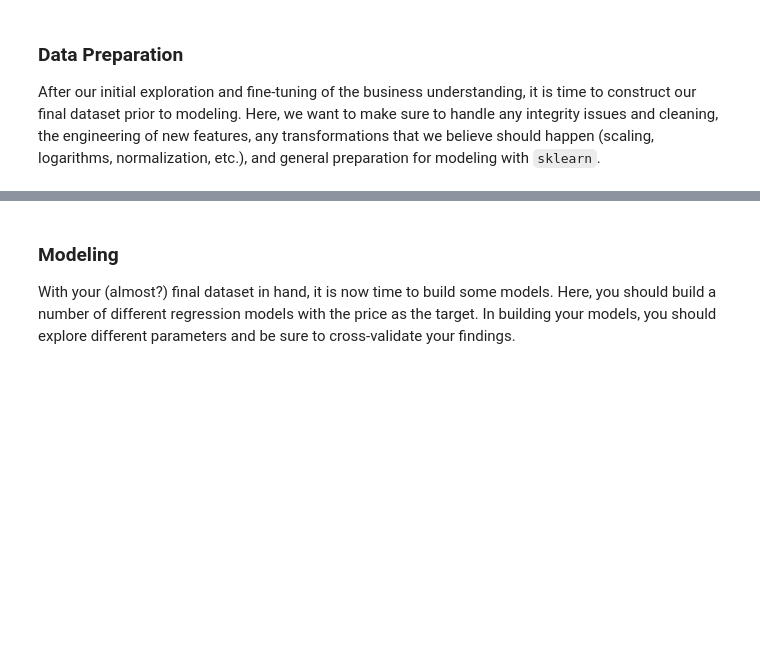
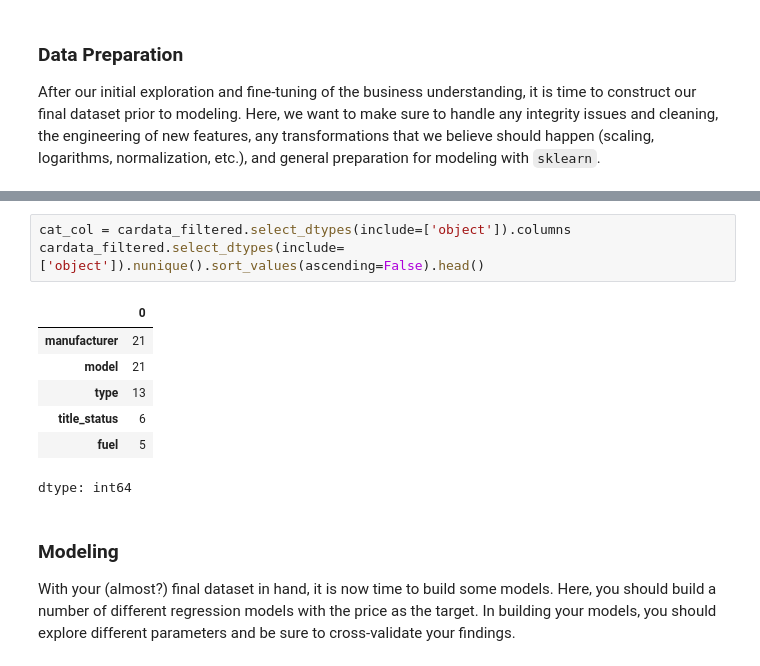
Before and after one commit to revathys/CarPrice, a Jupyter notebook: prompt_II.ipynb, the cells around one changed output, grey strips where cells are left out. Cells and saved outputs as stored; diff of their text form; blank space fills up the shorter version.

```diff
--- a/prompt_II.ipynb
+++ b/prompt_II.ipynb
@@ -257,3 +277,14 @@ dtype: int64
+# %%
+cat_col = cardata_filtered.select_dtypes(include=['object']).columns
+cardata_filtered.select_dtypes(include=['object']).nunique().sort_values(ascending=False).head()
+# %% [output]
+|  | 0 |
+| manufacturer | 21 |
+| model | 21 |
+| type | 13 |
+| title_status | 6 |
+| fuel | 5 |
+dtype: int64
 # %% [markdown]
 ### Modeling
 
```
Also changed, not shown: parts of 21 cells of this notebook.
